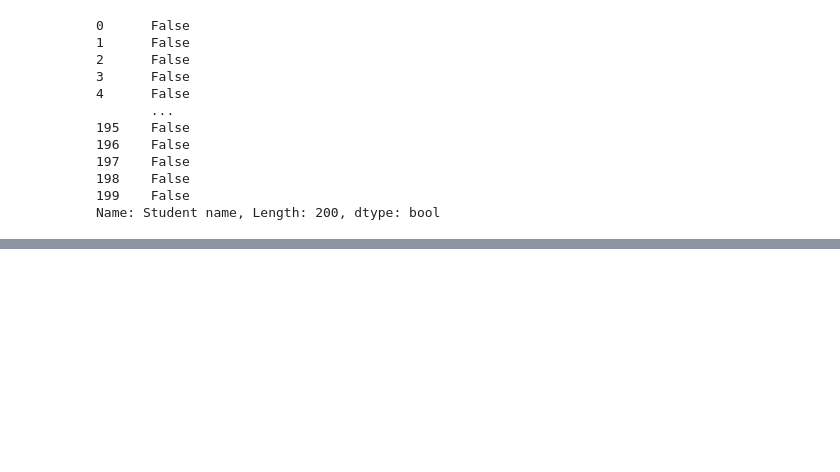
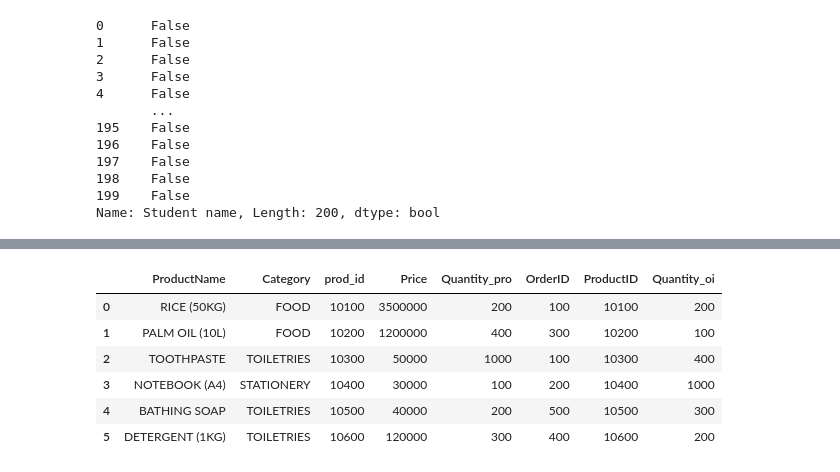
Before and after one commit to Femiolajide/Note, a Jupyter notebook: pop.ipynb, the cells around one changed output, grey strips where cells are left out. Drawn from its saved outputs; the diff is of its cells as text; code cells hidden in the pictures; blank space fills up the shorter version.

```diff
--- a/pop.ipynb
+++ b/pop.ipynb
@@ -1129,0 +1237,21 @@ Name: Student name, Length: 200, dtype: bool
+# %%
+# Merging by index
+obj_only = kk.select_dtypes("object")
+num_only = kk.select_dtypes("number") # both float & int
+obj_only = obj_only.map(str.upper)
+num_only = num_only.map(lambda x: x*100)
+num_only
+# Join them back
+obj_only.merge(
+    num_only,
+    right_index=True,
+    left_index=True
+)
+# %% [output]
+|  | ProductName | Category | prod_id | Price | Quantity_pro | OrderID | ProductID | Quantity_oi |
+| 0 | RICE (50KG) | FOOD | 10100 | 3500000 | 200 | 100 | 10100 | 200 |
+| 1 | PALM OIL (10L) | FOOD | 10200 | 1200000 | 400 | 300 | 10200 | 100 |
+| 2 | TOOTHPASTE | TOILETRIES | 10300 | 50000 | 1000 | 100 | 10300 | 400 |
+| 3 | NOTEBOOK (A4) | STATIONERY | 10400 | 30000 | 100 | 200 | 10400 | 1000 |
+| 4 | BATHING SOAP | TOILETRIES | 10500 | 40000 | 200 | 500 | 10500 | 300 |
+| 5 | DETERGENT (1KG) | TOILETRIES | 10600 | 120000 | 300 | 400 | 10600 | 200 |
```
Also changed, not shown: parts of 14 cells of this notebook.
